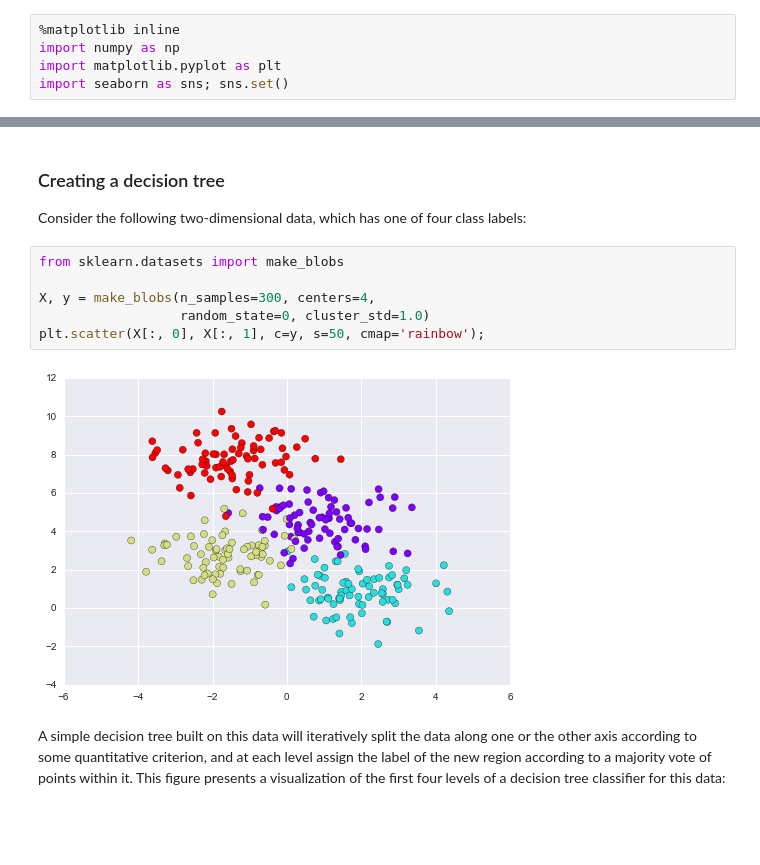
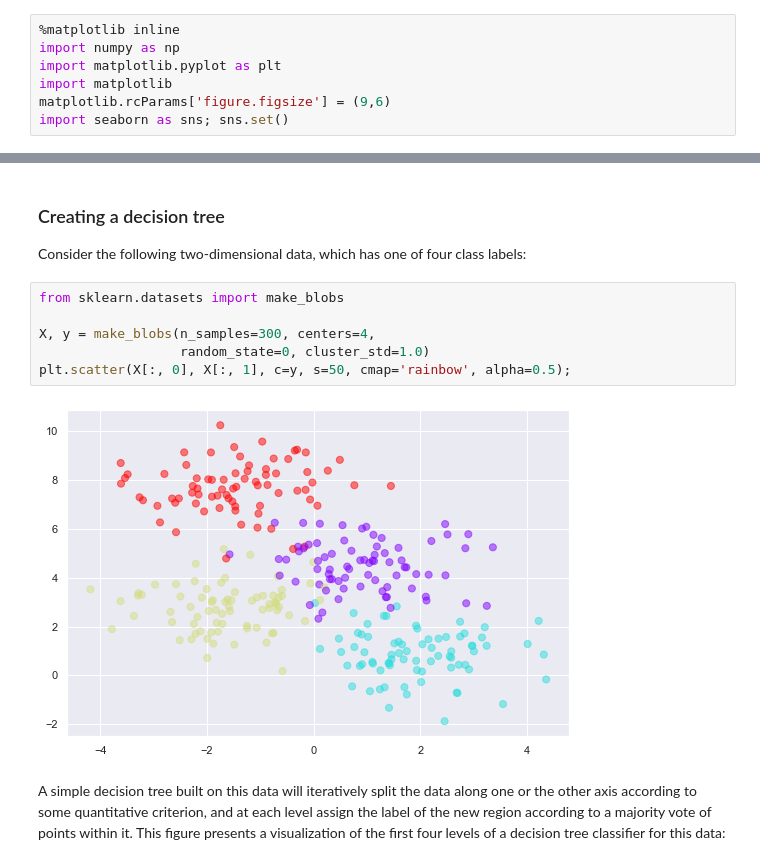
Before and after one commit to yongduek/PythonDataScienceHandbook, a Jupyter notebook: notebooks/05.08-Random-Forests.ipynb, the cells around one changed output, grey strips where cells are left out. Cells and saved outputs as stored; diff of their text form; blank space fills up the shorter version.

```diff
--- a/notebooks/05.08-Random-Forests.ipynb
+++ b/notebooks/05.08-Random-Forests.ipynb
@@ -23,4 +23,6 @@ We begin with the standard imports:
 %matplotlib inline
 import numpy as np
 import matplotlib.pyplot as plt
+import matplotlib
+matplotlib.rcParams['figure.figsize'] = (9,6)
 import seaborn as sns; sns.set()
@@ -47,11 +51,11 @@ Consider the following two-dimensional data, which has one of four class labels:
 # %%
 from sklearn.datasets import make_blobs
 
 X, y = make_blobs(n_samples=300, centers=4,
                   random_state=0, cluster_std=1.0)
-plt.scatter(X[:, 0], X[:, 1], c=y, s=50, cmap='rainbow');
+plt.scatter(X[:, 0], X[:, 1], c=y, s=50, cmap='rainbow', alpha=0.5);
 # %% [output]
-[figure, old version]
+[figure, new version]
 # %% [markdown]
 A simple decision tree built on this data will iteratively split the data along one or the other axis according to some quantitative criterion, and at each level assign the label of the new region according to a majority vote of points within it.
 This figure presents a visualization of the first four levels of a decision tree classifier for this data:
```
Also changed, not shown: parts of 43 cells of this notebook, 4 other files.
